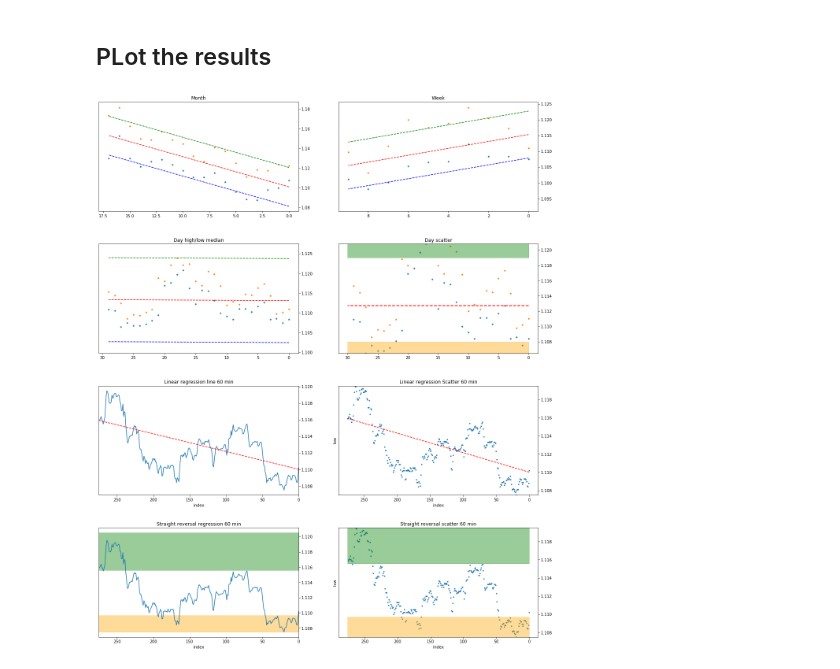
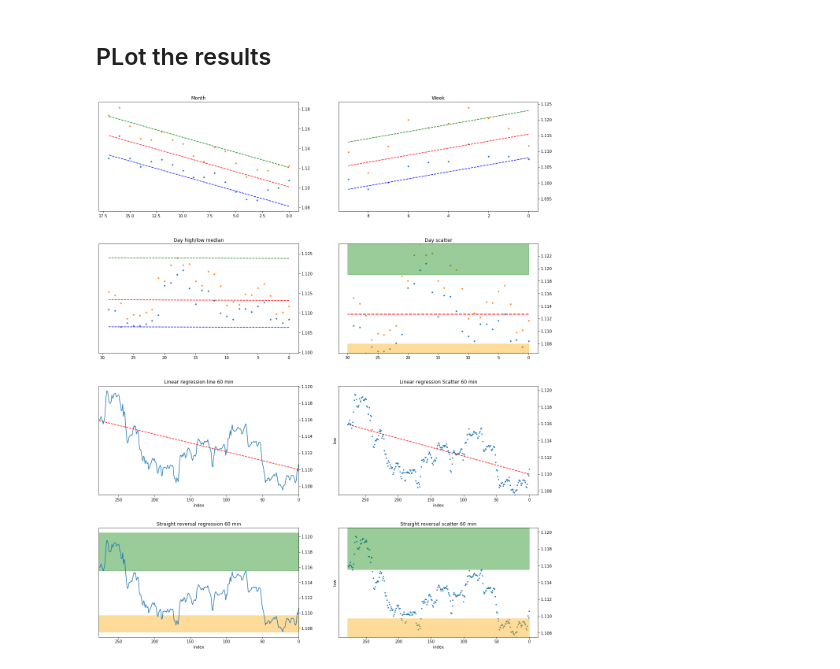
Before and after one commit to grantxx/pandas_demo, a Jupyter notebook: AlphaVantage_V2.ipynb, the cells around one changed output. Saved outputs shown, nothing was run; the diff lists cells and outputs as text; code cells hidden in the pictures.

```diff
--- a/AlphaVantage_V2.ipynb
+++ b/AlphaVantage_V2.ipynb
@@ -72,17 +72,23 @@ hilow_median = 'hilow_median'
 
 #_monthsback =
 
+def Shade_Reversal_Zones(df,ax):
+    ax.fill_between([0,df['index'].count()],df['high'].max(), df['high'].quantile(0.8), alpha=0.4,color='green')
+    ax.fill_between([0,df['index'].count()],df['low'].min(),df['low'].quantile(0.2),alpha=0.4,color='orange')
+
 def getregresion_line(df):
-    b, m = polyfit(df['index'], df[hilow_median], 1)
-    a = (df['index'], b + m * df['index'])
-    dft = a[1]
-    obj = pd.DataFrame(dft)
-    obj.reset_index(inplace=True)
-    obj.rename(columns={'level_0': 'index', 'index': 'regress'}, inplace=True)
-    df = df.merge(obj,on='index',how='left')
+    if 'regress' not in df.columns:
+        b, m = polyfit(df['index'], df[hilow_median], 1)
+        a = (df['index'], b + m * df['index'])
+        dft = a[1]
+        obj = pd.DataFrame(dft)
+        obj.reset_index(inplace=True)
+        obj.rename(columns={'level_0': 'index', 'index': 'regress'}, inplace=True)
+        df = df.merge(obj,on='index',how='left')
+        return df
 
 def Set_Ylim(df,ax):
-    ax.set_ylim([df[_val].min(),df[_val].max()])
+    ax.set_ylim([df['low'].min(),df['high'].max()])
 
 def Plot_HiLowBars(df,ax):
     ax.fill_between([0,df['index'].count()],df['high'].max(), df['high'].quantile(0.8), alpha=0.4,color='green')
@@ -105,26 +111,23 @@ def plot_Reversal_Extremes_HTF(df,ax):
     ax.plot(df['index'], (b + m * df['index']) - a, 'b--')
 
 def plot_Reversal_Extremes_LTF(df,ax):
+    #df['regress'] = np.nan
     b, m = polyfit(df['index'], df[hilow_median], 1)
     ax.plot(df['index'], b + m * df['index'], 'r--')
     ax.yaxis.tick_right()
-    diff = (df.loc[df.high.idxmax(), 'regress'])
-    diff = df['high'].max() - diff
-    ax.plot(df['index'], diff + (b + m * df['index']), 'g--')
-    ax.plot(df['index'], (b + m * df['index']) - diff, 'b--')
-#     for index, row in df.iterrows(): #Calculate the difference between the regression line and high/low
-#       df.errorslope = b + m * df['index']
-#       df.high_diff = df['high'] - df.errorslope
-#       df.low_diff = df.errorslope - df['low']
-#     #Calculate min and max difference and plot new slops at these extremes
-#     maxdiff = df.high_diff.max()
-#     mindiff = df.low_diff.min()
-#     ax.plot(df['index'], maxdiff + (b + m * df['index']), 'g--')
-#     ax.plot(df['index'], mindiff + (b + m * df['index']), 'g--')
+    diffhigh = (df.loc[df.high.idxmax(), 'regress'])
+    diffhigh = df['high'].max() - diffhigh
+    diffLow = (df.loc[df.low.idxmin(), 'regress'])
+    diffLow = df['low'].min() - diffLow
+    ax.plot(df['index'], diffhigh + (b + m * df['index']), 'g--')
+    ax.plot(df['index'], (b + m * df['index']) + diffLow, 'b--')
 
 
 def Plot_Medians(df,ax):
+     #mean= np.mean(df.loc[:,'hilow_median'])
      ax.hlines(df.loc[:,'hilow_median'].median(), 0,len(df['index']),color='r', linestyles='--', lw=2)
+     #trans = transforms.blended_transform_factory(ax.get_yticklabels()[0].get_transform(), ax.transData)
+     #ax.text(0,mean, "{:.0f}".format(mean), color="red", transform=trans,ha="right", va="center")
 
 
 #Set the main figure proportions
@@ -179,35 +182,38 @@ ax1.set_title("Month")
 ax2.set_title("Week")
 ax3.set_title("Day high/low median")
 ax4.set_title("Day scatter")
 ax5.set_title('Linear regression line 60 min')
 ax6.set_title('Linear regression Scatter 60 min')
 ax7.set_title('Straight reversal regression 60 min')
 ax8.set_title('Straight reversal scatter 60 min')
 
 #Set the chart y limits
 Set_Ylim(dfd_copy,ax4)
 Set_Ylim(df60,ax6)
 Set_Ylim(df60,ax8)
 
 #populate the regression line
-getregresion_line(dfd_copy)
+dfm_copy = getregresion_line(dfm_copy)
+dfw_copy = getregresion_line(dfw_copy)
+dfd_copy = getregresion_line(dfd_copy)
+#df60 = getregresion_line(df60)
 
 #Plot the sloping line
 Plot_errorLine(df60,ax5)
 Plot_errorLine(df60,ax6)
 
 #Plot the sideways median line
 plot_Reversal_Extremes_HTF(dfm_copy,ax1)
 plot_Reversal_Extremes_HTF(dfw_copy,ax2)
 plot_Reversal_Extremes_LTF(dfd_copy,ax3)
 Plot_Medians(dfd_copy,ax4)
 
 #Plot the 20% ranges fior high and low bars
 Plot_HiLowBars(dfd_copy,ax4)
 Plot_HiLowBars(df60,ax7)
 Plot_HiLowBars(df60,ax8)
 # %% [output]
-[figure, old version]
+[figure, new version]
 # %%
 #df = df60.copy()
 #df60[df60.timestamp > '2020-01-12 18:00:00']
```
Also changed, not shown: parts of 4 cells of this notebook.
